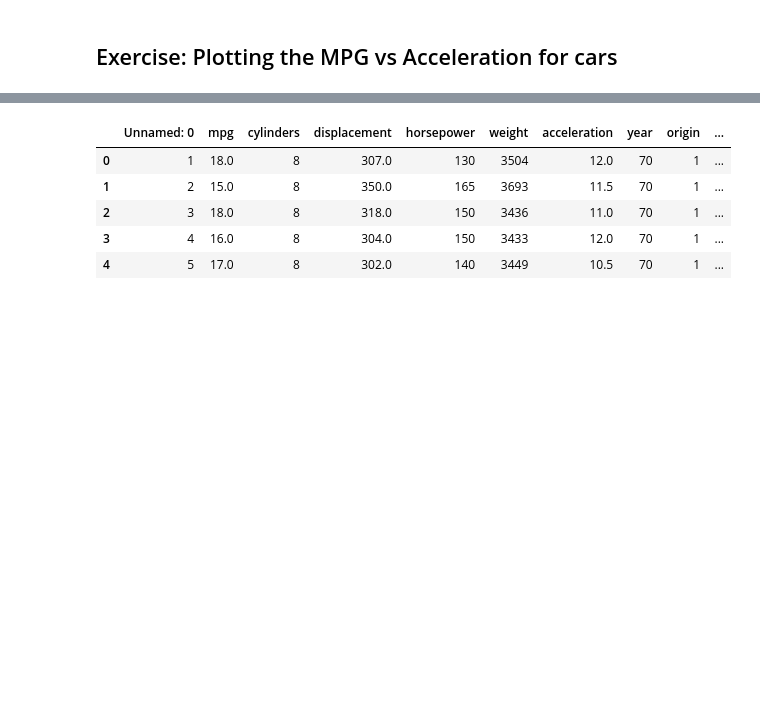
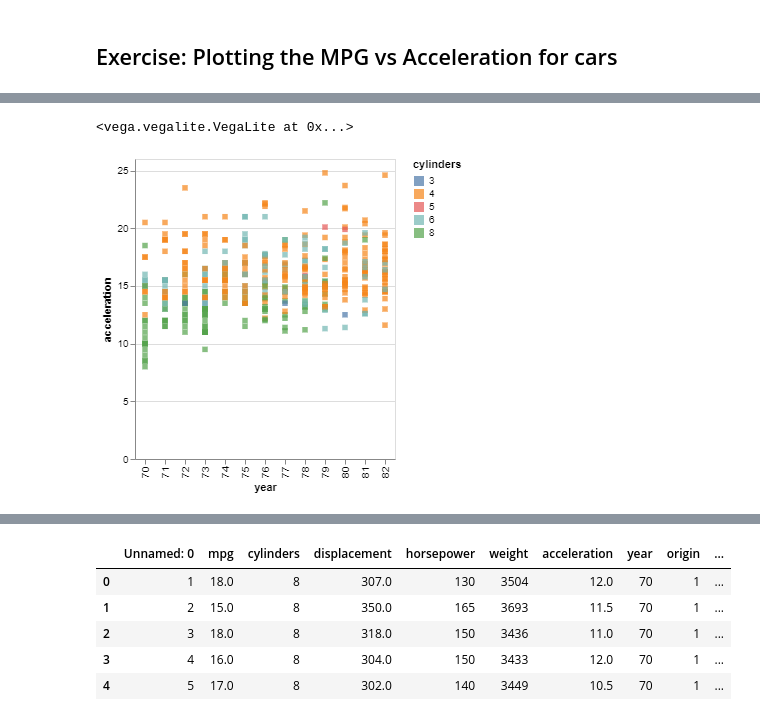
Before and after one commit to glui2/python-intermediate-workshop, a Jupyter notebook: Day 2/Workshop Day 2 .ipynb, the cells around one changed output, grey strips where cells are left out. Drawn from its saved outputs; the diff is of its cells as text; code cells hidden in the pictures; blank space fills up the shorter version.

```diff
--- a/Day 2/Workshop Day 2 .ipynb
+++ b/Day 2/Workshop Day 2 .ipynb
@@ -235,0 +288,10 @@ cars = pd.read_csv("D:/Data/Auto.csv")
+# %%
+line_chart = cars_chart.mark_square()
+line_chart.encode(
+    alt.X("year", type='ordinal'),
+    alt.Y("acceleration"),
+    alt.Color('cylinders', type='nominal')
+)
+# %% [output]
+<vega.vegalite.VegaLite at 0x...>
+[figure, added]
```
Also changed, not shown: parts of 56 cells of this notebook.
